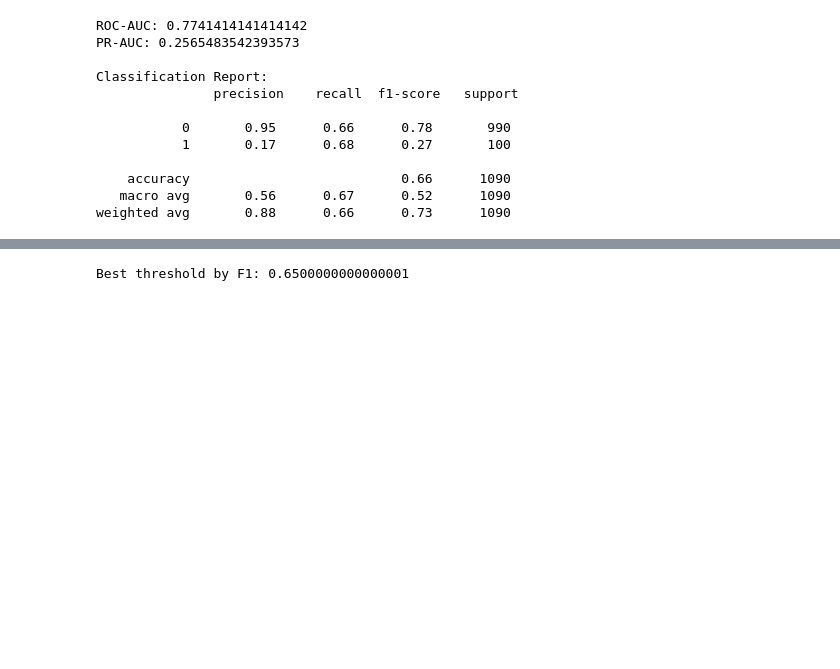
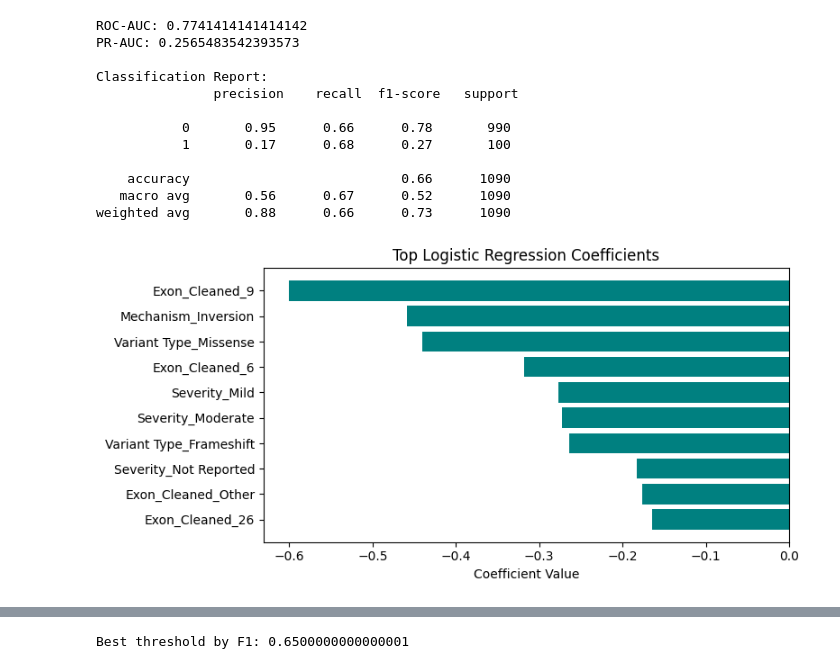
Before and after one commit to kathisw/hemophilia, a Jupyter notebook: KDD_CDC_KSBMP.ipynb, the cells around one changed output, grey strips where cells are left out. Cells and saved outputs as stored; diff of their text form; code cells hidden in the pictures; blank space fills up the shorter version.

```diff
--- a/KDD_CDC_KSBMP.ipynb
+++ b/KDD_CDC_KSBMP.ipynb
@@ -2369,3 +2369,77 @@ Classification Report:
     accuracy                           0.66      1090
    macro avg       0.56      0.67      0.52      1090
 weighted avg       0.88      0.66      0.73      1090
+# %%
+import pandas as pd
+import matplotlib.pyplot as plt
+from sklearn.compose import ColumnTransformer
+from sklearn.preprocessing import OneHotEncoder
+
+
+# Assuming X_resampled was created using ColumnTransformer and OneHotEncoder
+# Get feature names from the ColumnTransformer - DON'T RE-FIT
+cat_cols = ['Variant Type', 'Severity', 'Mechanism', 'Exon_Cleaned']
+encoder = OneHotEncoder(handle_unknown='ignore', sparse_output=False)
+ct = ColumnTransformer(transformers=[('cat', encoder, cat_cols)], remainder='drop')
+
+# Fit ct to the original data, if not already fitted:
+# If you've already fit ct in a previous step, you can skip this
+ct.fit(df_combined)
+
+# Extract feature names
+feature_names = ct.named_transformers_['cat'].get_feature_names_out(cat_cols)
+
+# Get coefficients from the model
+coefficients = model.coef_[0]
+
+# Check if the lengths match, if not truncate the longer one to the length of the shorter one
+min_len = min(len(feature_names), len(coefficients))
+feature_names = feature_names[:min_len]
+coefficients = coefficients[:min_len]
+
+# Create a DataFrame for coefficients
+coef_df = pd.DataFrame({'Feature': feature_names, 'Coefficient': coefficients})
+coef_df['Abs_Coefficient'] = coef_df['Coefficient'].abs()
+top_features = coef_df.sort_values(by='Abs_Coefficient', ascending=False).head(10)
+import pandas as pd
+import matplotlib.pyplot as plt
+from sklearn.compose import ColumnTransformer
+from sklearn.preprocessing import OneHotEncoder
+
+
+# Assuming X_resampled was created using ColumnTransformer and OneHotEncoder
+# Get feature names from the ColumnTransformer - DON'T RE-FIT
+cat_cols = ['Variant Type', 'Severity', 'Mechanism', 'Exon_Cleaned']
+encoder = OneHotEncoder(handle_unknown='ignore', sparse_output=False)
+ct = ColumnTransformer(transformers=[('cat', encoder, cat_cols)], remainder='drop')
+
+# Fit ct to the original data, if not already fitted:
+# If you've already fit ct in a previous step, you can skip this
+ct.fit(df_combined)
+
+# Extract feature names
+feature_names = ct.named_transformers_['cat'].get_feature_names_out(cat_cols)
+
+# Get coefficients from the model
+coefficients = model.coef_[0]
+
+# Check if the lengths match, if not truncate the longer one to the length of the shorter one
+min_len = min(len(feature_names), len(coefficients))
+feature_names = feature_names[:min_len]
+coefficients = coefficients[:min_len]
+
+# Create a DataFrame for coefficients
+coef_df = pd.DataFrame({'Feature': feature_names, 'Coefficient': coefficients})
+coef_df['Abs_Coefficient'] = coef_df['Coefficient'].abs()
+top_features = coef_df.sort_values(by='Abs_Coefficient', ascending=False).head(10)
+
+# Plot bar chart
+plt.figure(figsize=(8, 4))
+plt.barh(top_features['Feature'], top_features['Coefficient'], color='teal')
+plt.xlabel('Coefficient Value')
+plt.title('Top Logistic Regression Coefficients')
+plt.gca().invert_yaxis()
+plt.tight_layout()
+plt.show()
+# %% [output]
+[figure, added]
```
Also changed, not shown: parts of 1 cell of this notebook.
